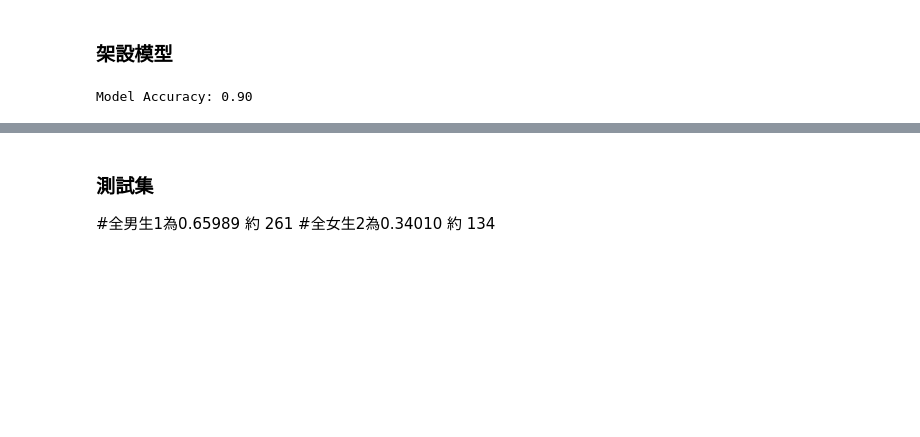
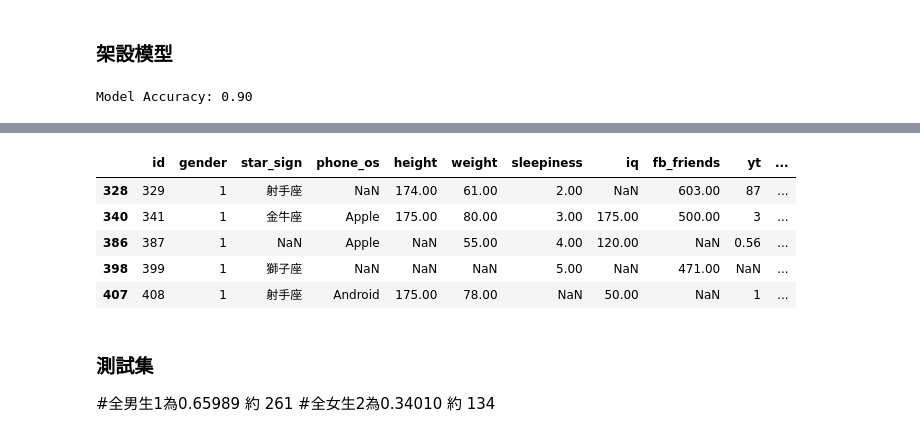
Before and after one commit to WangZiRongPraetorianGuard/BoyorGirl, a Jupyter notebook: shihyang/svm.ipynb, the cells around one changed output, grey strips where cells are left out. Drawn from its saved outputs; the diff is of its cells as text; code cells hidden in the pictures; blank space fills up the shorter version.

```diff
--- a/shihyang/svm.ipynb
+++ b/shihyang/svm.ipynb
@@ -419,3 +458,13 @@ filtered_data
+# %%
+nervous_rows = raw_data[raw_data['self_intro'].str.contains('boy')]
+nervous_rows
+# %% [output]
+|  | id | gender | star_sign | phone_os | height | weight | sleepiness | iq | fb_friends | yt | ... |
+| 328 | 329 | 1 | 射手座 | NaN | 174.00 | 61.00 | 2.00 | NaN | 603.00 | 87 | ... |
+| 340 | 341 | 1 | 金牛座 | Apple | 175.00 | 80.00 | 3.00 | 175.00 | 500.00 | 3 | ... |
+| 386 | 387 | 1 | NaN | Apple | NaN | 55.00 | 4.00 | 120.00 | NaN | 0.56 | ... |
+| 398 | 399 | 1 | 獅子座 | NaN | NaN | NaN | 5.00 | NaN | 471.00 | NaN | ... |
+| 407 | 408 | 1 | 射手座 | Android | 175.00 | 78.00 | NaN | 50.00 | NaN | 1 | ... |
 # %% [markdown]
 ### 測試集
 #全男生1為0.65989 約 261
```
Also changed, not shown: parts of 5 cells of this notebook, 3 other files.
